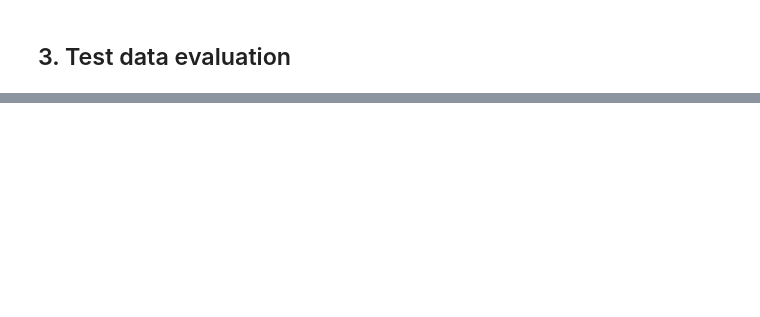
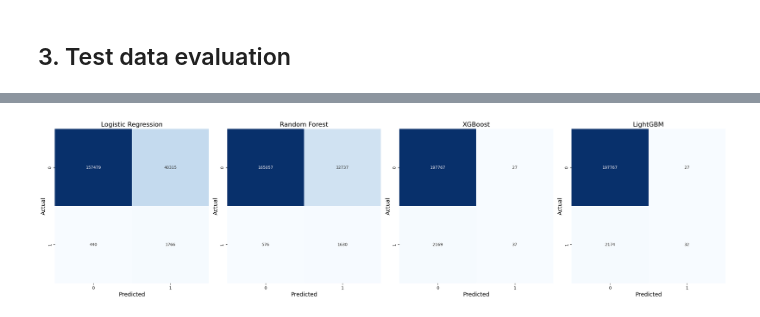
Before and after one commit to AlbinFranzen/Bank-Fraud-Detection, a Jupyter notebook: model_development/model_development.ipynb, the cells around one changed output, grey strips where cells are left out. Cells and saved outputs as stored; diff of their text form; code cells hidden in the pictures; blank space fills up the shorter version.

```diff
--- a/model_development/model_development.ipynb
+++ b/model_development/model_development.ipynb
@@ -592,0 +864,33 @@ Next we evaluate the model on the training data. This gives:
+# %%
+models_to_plot = [
+    'Logistic Regression_search_results',
+    'Random Forest_search_results',
+    'XGBoost_v1_2024-11-20_00-23-10_334.26s',
+    'LightGBM_v2_2024-11-20_00-34-32_681.50s'
+]
+
+
+filtered_confusion_matrices = {model: confusion_matrices[model] for model in models_to_plot}
+titles = {
+    'Logistic Regression_search_results': 'Logistic Regression',
+    'Random Forest_search_results': 'Random Forest',
+    'XGBoost_v1_2024-11-20_00-23-10_334.26s': 'XGBoost',
+    'LightGBM_v2_2024-11-20_00-34-32_681.50s': 'LightGBM'
+}
+
+
+plt.figure(figsize=(24, 6))
+
+
+for i, (model_name, cm) in enumerate(filtered_confusion_matrices.items(), start=1):
+    plt.subplot(1, 4, i)
+    sns.heatmap(cm, annot=True, fmt='d', cmap='Blues', cbar=False, square=True)
+    plt.title(titles[model_name], fontsize=16)
+    plt.xlabel('Predicted', fontsize=14)
+    plt.ylabel('Actual', fontsize=14)
+
+
+plt.tight_layout()
+plt.show()
+# %% [output]
+[figure, added]
```
Also changed, not shown: parts of 11 cells of this notebook.
